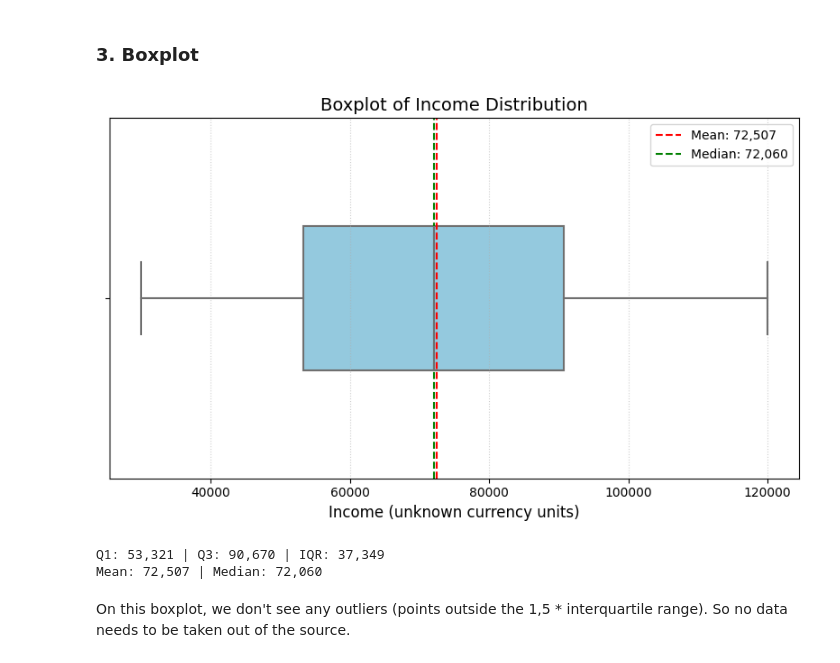
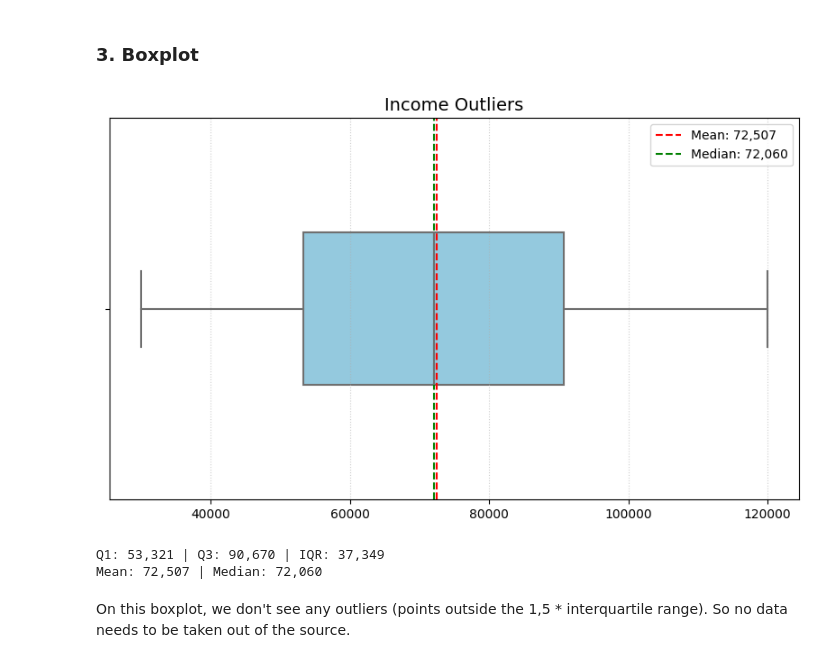
Before and after one commit to FrankieN-data/l3-data-certificate, a Jupyter notebook: notebooks/unit2-question4-data-bias.ipynb, the cells around one changed output. Drawn from its saved outputs; the diff is of its cells as text; code cells hidden in the pictures.

```diff
--- a/notebooks/unit2-question4-data-bias.ipynb
+++ b/notebooks/unit2-question4-data-bias.ipynb
@@ -245,35 +261,44 @@ The skewness and the kurtosis does not indicate that this dataset has a sampling
 ### 3. Boxplot
 # %%
 
-income = incomes_lst
+def plot_boxplot(data_lst, title_str='Boxplot', xlabel_str=''):
 
-# Calculation of descriptive statistics
-mean_income = np.mean(income)
-median_income = np.median(income)
-q1, q3 = np.percentile(income, [25, 75])
-iqr = q3 - q1
+    # Calculate skewness and kurtosis of a distribution and provide a basic interpretation.
 
-# Creating the boxplot
-plt.figure(figsize=(8, 5))
-sns.boxplot(x=income, color="skyblue", width=0.4, fliersize=5)
+    # Parameters:
+    #    data_lst (list or pd.Series): List/Series of values.
+    #    title_str (str, optional): Plot title.
+    #    xlabel_str (str, optional): Label for the x-axis.
 
-# Adding reference lines
-plt.axvline(mean_income, color='red', linestyle='--', label=f'Mean: {mean_income:,.0f}')
-plt.axvline(median_income, color='green', linestyle='--', label=f'Median: {median_income:,.0f}')
+    # Calculation of descriptive statistics
+    mean_flt = np.mean(data_lst)
+    median_flt = np.median(data_lst)
+    q1, q3 = np.percentile(data_lst, [25, 75])
+    iqr = q3 - q1
 
-# Chart formatting
-plt.title("Boxplot of Income Distribution", fontsize=14)
-plt.xlabel("Income (unknown currency units)", fontsize=12)
-plt.legend()
-plt.grid(axis='x', linestyle=':', alpha=0.6)
-plt.tight_layout()
-plt.show()
+    # Creating the boxplot
+    plt.figure(figsize=(8, 5))
+    sns.boxplot(x=data_lst, color="skyblue", width=0.4, fliersize=5)
 
-# Optional: display statistics
-print(f"Q1: {q1:,.0f} | Q3: {q3:,.0f} | IQR: {iqr:,.0f}")
-print(f"Mean: {mean_income:,.0f} | Median: {median_income:,.0f}")
+    # Adding reference lines
+    plt.axvline(mean_flt, color='red', linestyle='--', label=f'Mean: {mean_flt:,.0f}')
+    plt.axvline(median_flt, color='green', linestyle='--', label=f'Median: {median_flt:,.0f}')
+
+    # Chart formatting
+    plt.title(title_str, fontsize=14)
+    plt.xlabel(xlabel_str, fontsize=12)
+    plt.legend()
+    plt.grid(axis='x', linestyle=':', alpha=0.6)
+    plt.tight_layout()
+    plt.show()
+
+    # Optional: display statistics
+    print(f"Q1: {q1:,.0f} | Q3: {q3:,.0f} | IQR: {iqr:,.0f}")
+    print(f"Mean: {mean_flt:,.0f} | Median: {median_flt:,.0f}")
+
+plot_boxplot(df["Income"], title_str='Income Outliers')
 # %% [output]
-[figure, old version]
+[figure, new version]
 Q1: 53,321 | Q3: 90,670 | IQR: 37,349
 Mean: 72,507 | Median: 72,060
 # %% [markdown]
```
Also changed, not shown: parts of 4 cells of this notebook.
